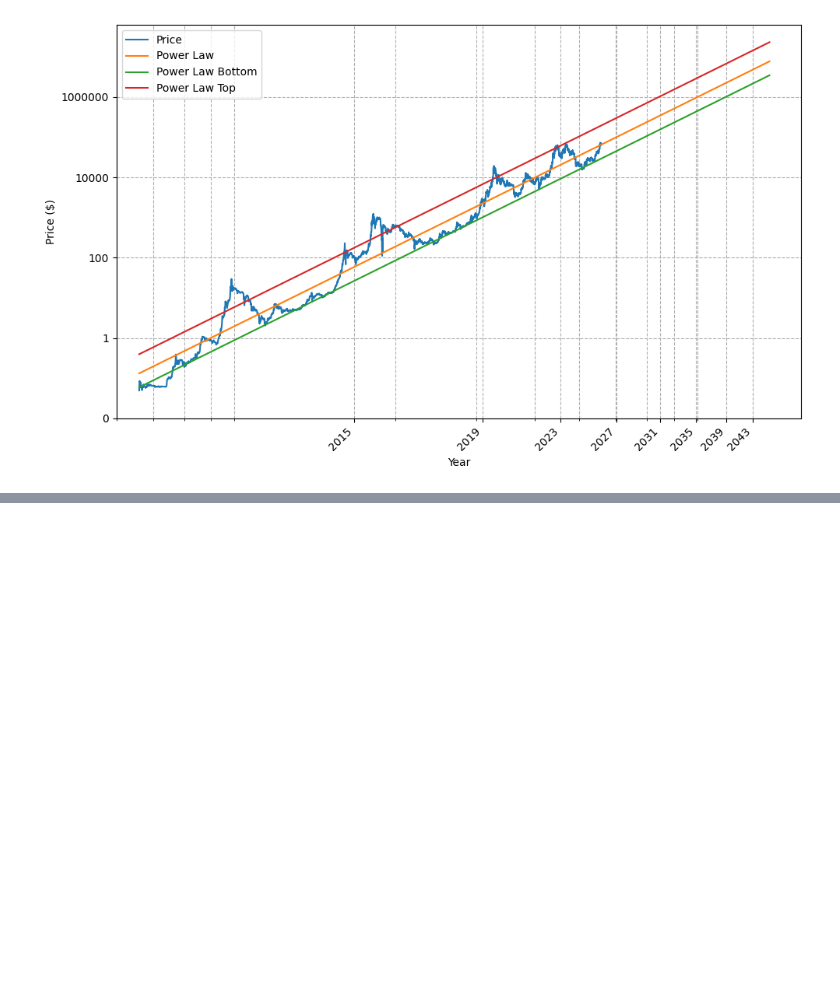
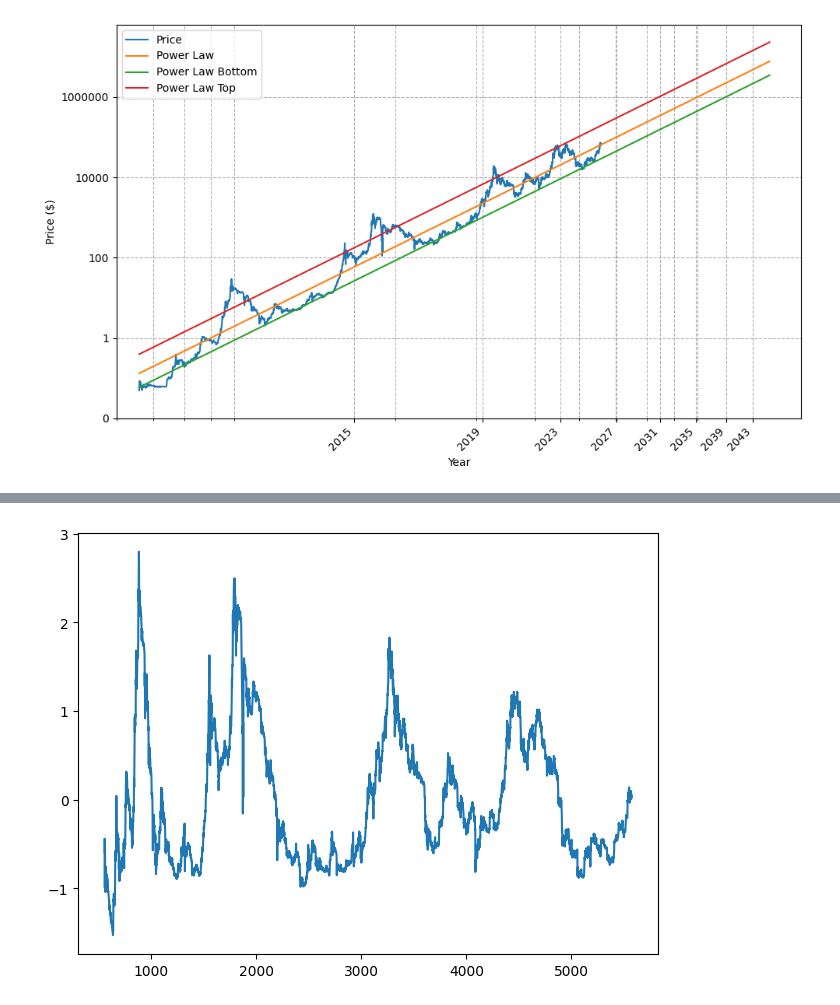
Before and after one commit to dakixr/isbtchot, a Jupyter notebook: notebooks/power_law.ipynb, the cells around one changed output, grey strips where cells are left out. Saved outputs shown, nothing was run; the diff lists cells and outputs as text; code cells hidden in the pictures; blank space fills up the shorter version.

```diff
--- a/notebooks/power_law.ipynb
+++ b/notebooks/power_law.ipynb
@@ -105,0 +118,8 @@ Name: 2025-01-25 00:00:00, dtype: float64
+# %%
+plt.plot(df['days'], df["delta"], label='Delta')
+
+# Show the plot
+plt.tight_layout()
+plt.show()
+# %% [output]
+[figure, added]
```
Also changed, not shown: parts of 6 cells of this notebook.
